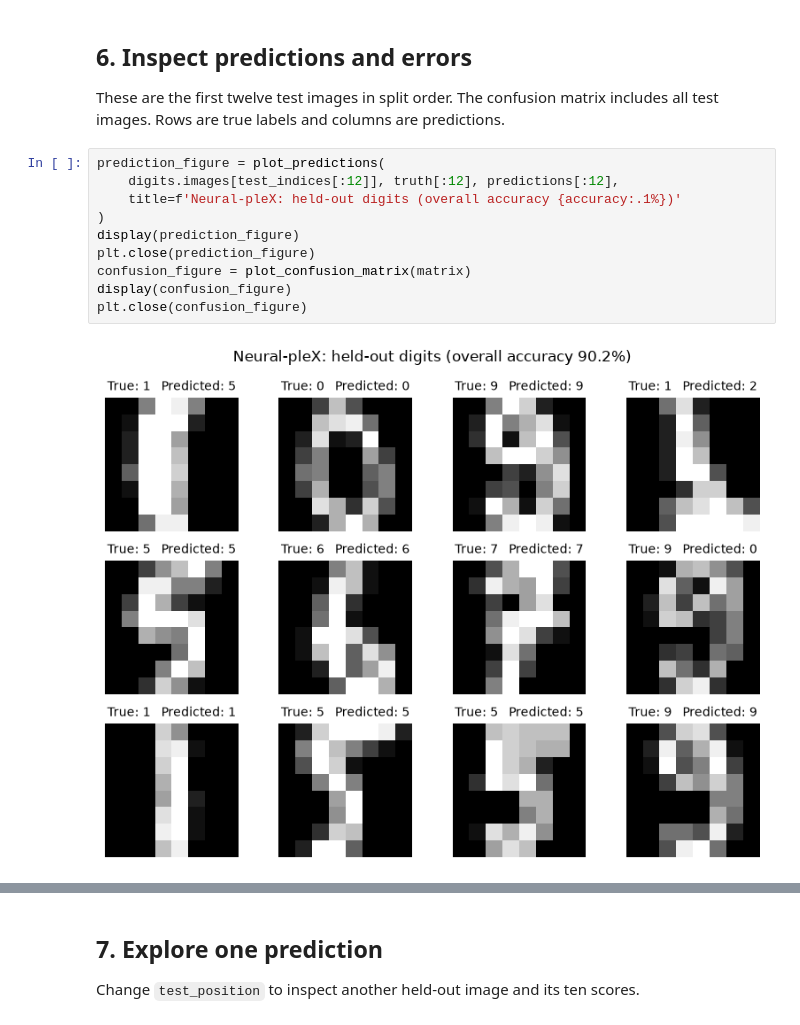
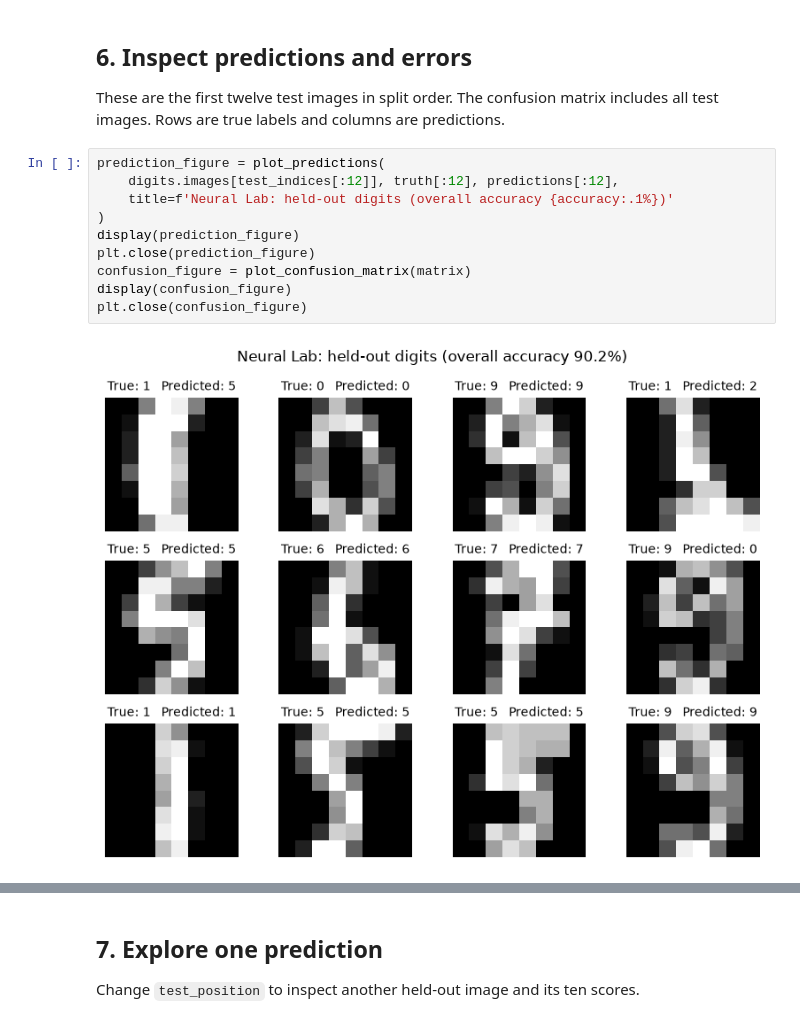
Before and after one commit to adamjpatterson/neural-lab, a Jupyter notebook: examples/the_digits_experiment/main.ipynb, the cells around one changed output, grey strips where cells are left out. Saved outputs shown, nothing was run; the diff lists cells and outputs as text.

Commit message:
Rename project to Neural Lab and prepare 0.5.0

```diff
--- a/examples/the_digits_experiment/main.ipynb
+++ b/examples/the_digits_experiment/main.ipynb
@@ -137,12 +137,12 @@ These are the first twelve test images in split order. The confusion matrix incl
 # %%
 prediction_figure = plot_predictions(
     digits.images[test_indices[:12]], truth[:12], predictions[:12],
-    title=f'Neural-pleX: held-out digits (overall accuracy {accuracy:.1%})'
+    title=f'Neural Lab: held-out digits (overall accuracy {accuracy:.1%})'
 )
 display(prediction_figure)
 plt.close(prediction_figure)
 confusion_figure = plot_confusion_matrix(matrix)
 display(confusion_figure)
 plt.close(confusion_figure)
 # %% [output]
-[figure, old version]
+[figure, new version]
```
Also changed, not shown: parts of 3 cells of this notebook, 19 other files.
